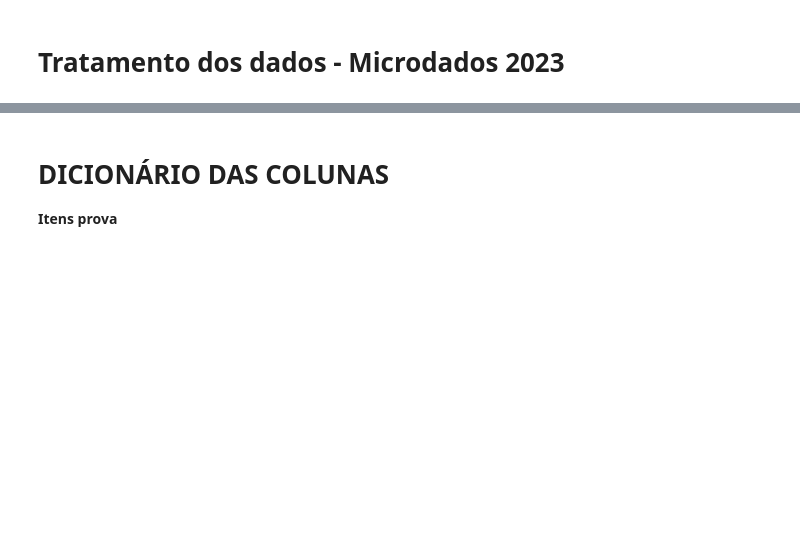
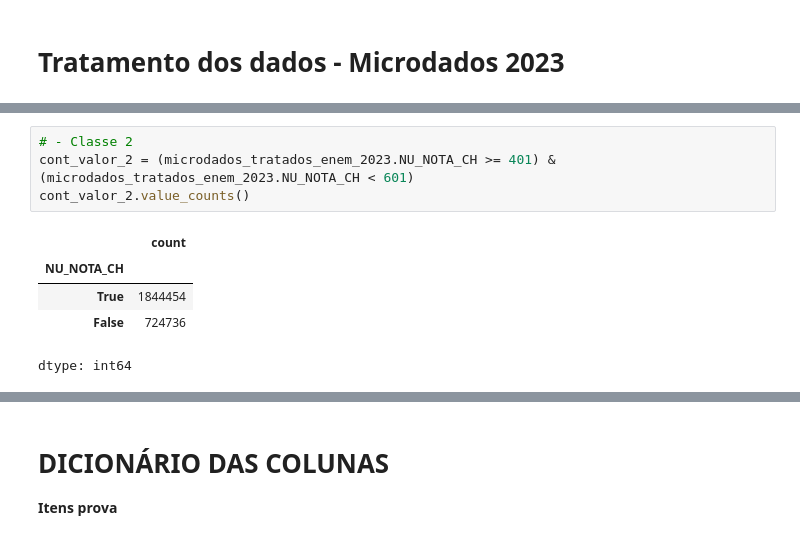
Before and after one commit to MiguelMussalam/predicao_ia_notas_enem, a Jupyter notebook: Tratamento_dos_dados_brutos_do_ENEM_2023.ipynb, the cells around one changed output, grey strips where cells are left out. Saved outputs shown, nothing was run; the diff lists cells and outputs as text; blank space fills up the shorter version.

```diff
--- a/Tratamento_dos_dados_brutos_do_ENEM_2023.ipynb
+++ b/Tratamento_dos_dados_brutos_do_ENEM_2023.ipynb
@@ -294,0 +187,10 @@ dtype: int64
+# %%
+# - Classe 2
+cont_valor_2 = (microdados_tratados_enem_2023.NU_NOTA_CH >= 401) & (microdados_tratados_enem_2023.NU_NOTA_CH < 601)
+cont_valor_2.value_counts()
+# %% [output]
+|  | count |
+| NU_NOTA_CH |  |
+| True | 1844454 |
+| False | 724736 |
+dtype: int64
```
Also changed, not shown: parts of 34 cells of this notebook.
